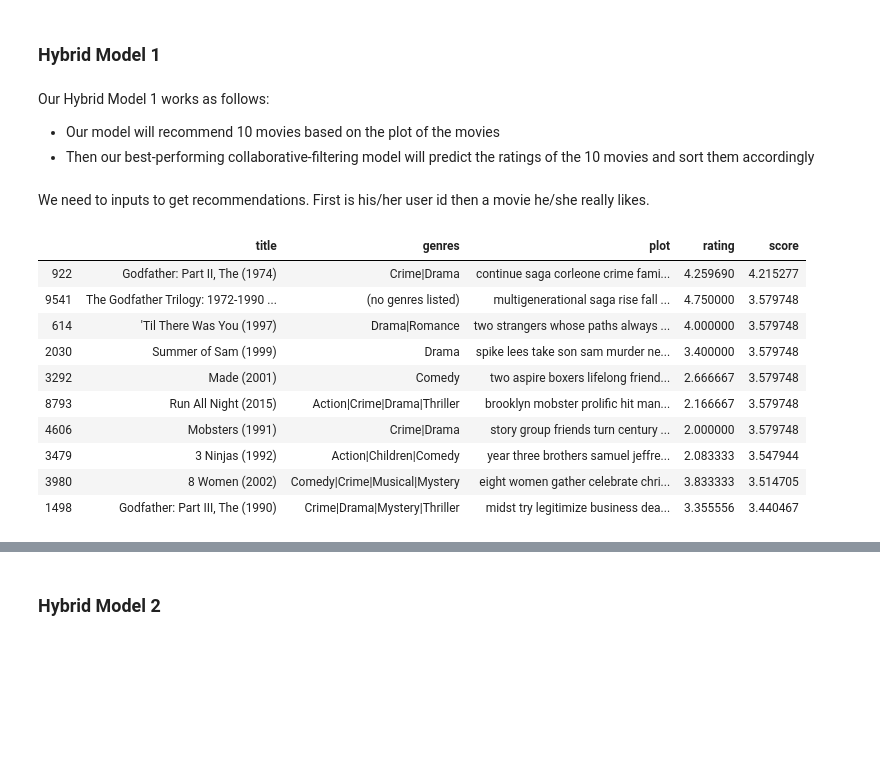
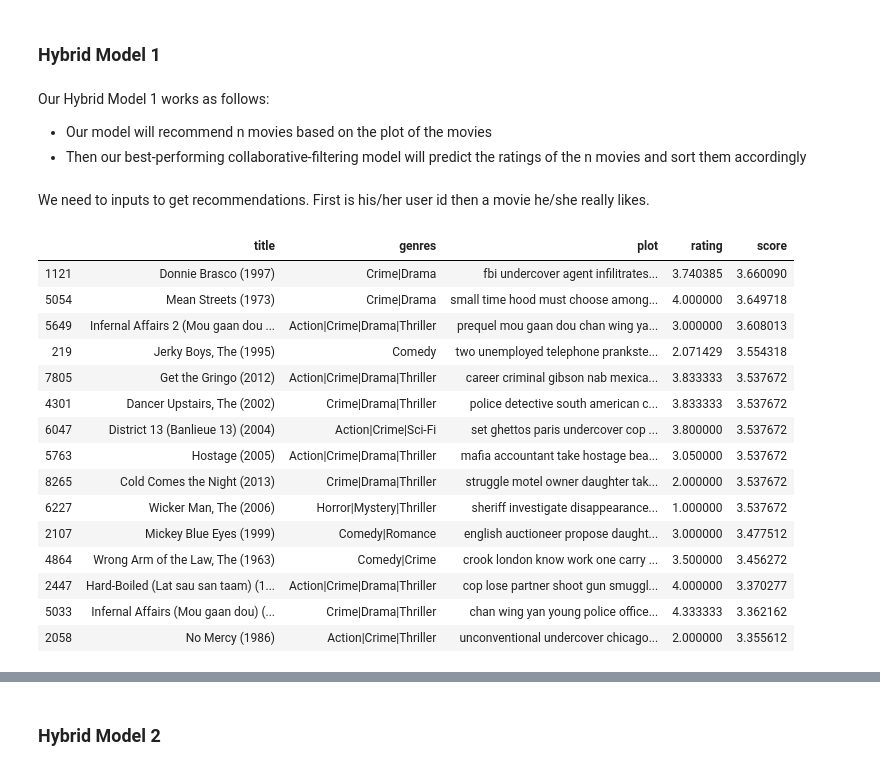
Before and after one commit to CaryMosley/Mod4ProjectRecommendation, a Jupyter notebook: RecSystem.ipynb, the cells around one changed output, grey strips where cells are left out. Saved outputs shown, nothing was run; the diff lists cells and outputs as text; code cells hidden in the pictures; blank space fills up the shorter version.

Commit message:
updated models

```diff
--- a/RecSystem.ipynb
+++ b/RecSystem.ipynb
@@ -1499,7 +1558,7 @@ We can see that this neural net model classified every film into the average cat
 #Create a tf-idf vectorizer using unigrams and bi-grams
 #As we have already cleaned the data we don't need stop works here
 tf = TfidfVectorizer(analyzer='word', ngram_range=(1, 2))
-tfidf_matrix = tf.fit_transform(df['plot'])
+tfidf_matrix = tf.fit_transform(word_cloud_df['plot'])
 # %%
 #We get the cosine similarity matrix using the sklearn linear_kernal module
 cosine_sim = cosine_similarity(tfidf_matrix, tfidf_matrix)
@@ -1524,4 +1583,4 @@ df.head()
 # %%
 #using just the items we care about here
-titles = df[['title','genres', 'plot', 'rating']]
-indices = pd.Series(df.index, index=df['title'])
+titles = word_cloud_df[['title','genres', 'plot', 'rating']]
+indices = pd.Series(word_cloud_df.index, index=word_cloud_df['title'])
@@ -1532,7 +1594,7 @@ def content_recommendations(title,n):
     '''This function takes in a title and a number of recs and outputs
     the number of closests films based on plot similarity'''
     idx = indices[title]
-    sim_scores = list(enumerate(cosine_sim[idx]))
+    sim_scores = list(enumerate(content_matrix[idx]))
     sim_scores = sorted(sim_scores, key=lambda x: x[1], reverse=True)
     sim_scores = sim_scores[1:n+1]
     movies = [i[0] for i in sim_scores]
@@ -1572,7 +1649,7 @@ Cold Start happens when there is new users or items so there is not enough data
 ### Hybrid Model 1
 # %% [markdown]
 Our Hybrid Model 1 works as follows:
-- Our model will recommend 10 movies based on the plot of the movies
-- Then our best-performing collaborative-filtering model will predict the ratings of the 10 movies and sort them accordingly
+- Our model will recommend n movies based on the plot of the movies
+- Then our best-performing collaborative-filtering model will predict the ratings of the n movies and sort them accordingly
 # %% [markdown]
 We need to inputs to get recommendations. First is his/her user id then a movie he/she really likes.
@@ -1582,26 +1658,31 @@ We need to inputs to get recommendations. First is his/her user id then a movie
 # %%
-def hybrid_rec(userid, favemovie):
-    rec_hybrid = content_recommendations(favemovie,10)
-    svd = SVD(n_factors=50, reg_all= 0.05)
+def hybrid_rec(userid, favemovie,n):
+    '''this takes in a userid, favemovie and n number of recs and outputs those in a sorted list'''
+    rec_hybrid = content_recommendations(favemovie,n)
+    svd = SVD(n_factors=50, reg_all= 0.05, random_state=150)
     trainset = data.build_full_trainset()
     svd.fit(trainset)
-
     for index, row in rec_hybrid.iterrows():
         pred = svd.predict(userid, index)
         rec_hybrid.at[index, 'score'] = pred.est
     rec_hybrid = rec_hybrid.sort_values('score', ascending=False)
     return rec_hybrid
 # %%
-hybrid_rec(150, "Godfather, The (1972)")
+hybrid_rec(150, "Departed, The (2006)",15)
 # %% [output]
 |  | title | genres | plot | rating | score |
-| 922 | Godfather: Part II, The (1974) | Crime|Drama | continue saga corleone crime fami... | 4.259690 | 4.215277 |
-| 9541 | The Godfather Trilogy: 1972-1990 ... | (no genres listed) | multigenerational saga rise fall ... | 4.750000 | 3.579748 |
-| 614 | 'Til There Was You (1997) | Drama|Romance | two strangers whose paths always ... | 4.000000 | 3.579748 |
-| 2030 | Summer of Sam (1999) | Drama | spike lees take son sam murder ne... | 3.400000 | 3.579748 |
-| 3292 | Made (2001) | Comedy | two aspire boxers lifelong friend... | 2.666667 | 3.579748 |
-| 8793 | Run All Night (2015) | Action|Crime|Drama|Thriller | brooklyn mobster prolific hit man... | 2.166667 | 3.579748 |
-| 4606 | Mobsters (1991) | Crime|Drama | story group friends turn century ... | 2.000000 | 3.579748 |
-| 3479 | 3 Ninjas (1992) | Action|Children|Comedy | year three brothers samuel jeffre... | 2.083333 | 3.547944 |
-| 3980 | 8 Women (2002) | Comedy|Crime|Musical|Mystery | eight women gather celebrate chri... | 3.833333 | 3.514705 |
-| 1498 | Godfather: Part III, The (1990) | Crime|Drama|Mystery|Thriller | midst try legitimize business dea... | 3.355556 | 3.440467 |
+| 1121 | Donnie Brasco (1997) | Crime|Drama | fbi undercover agent infilitrates... | 3.740385 | 3.660090 |
+| 5054 | Mean Streets (1973) | Crime|Drama | small time hood must choose among... | 4.000000 | 3.649718 |
+| 5649 | Infernal Affairs 2 (Mou gaan dou ... | Action|Crime|Drama|Thriller | prequel mou gaan dou chan wing ya... | 3.000000 | 3.608013 |
+| 219 | Jerky Boys, The (1995) | Comedy | two unemployed telephone prankste... | 2.071429 | 3.554318 |
+| 7805 | Get the Gringo (2012) | Action|Crime|Drama|Thriller | career criminal gibson nab mexica... | 3.833333 | 3.537672 |
+| 4301 | Dancer Upstairs, The (2002) | Crime|Drama|Thriller | police detective south american c... | 3.833333 | 3.537672 |
+| 6047 | District 13 (Banlieue 13) (2004) | Action|Crime|Sci-Fi | set ghettos paris undercover cop ... | 3.800000 | 3.537672 |
+| 5763 | Hostage (2005) | Action|Crime|Drama|Thriller | mafia accountant take hostage bea... | 3.050000 | 3.537672 |
+| 8265 | Cold Comes the Night (2013) | Crime|Drama|Thriller | struggle motel owner daughter tak... | 2.000000 | 3.537672 |
+| 6227 | Wicker Man, The (2006) | Horror|Mystery|Thriller | sheriff investigate disappearance... | 1.000000 | 3.537672 |
+| 2107 | Mickey Blue Eyes (1999) | Comedy|Romance | english auctioneer propose daught... | 3.000000 | 3.477512 |
+| 4864 | Wrong Arm of the Law, The (1963) | Comedy|Crime | crook london know work one carry ... | 3.500000 | 3.456272 |
+| 2447 | Hard-Boiled (Lat sau san taam) (1... | Action|Crime|Drama|Thriller | cop lose partner shoot gun smuggl... | 4.000000 | 3.370277 |
+| 5033 | Infernal Affairs (Mou gaan dou) (... | Crime|Drama|Thriller | chan wing yan young police office... | 4.333333 | 3.362162 |
+| 2058 | No Mercy (1986) | Action|Crime|Thriller | unconventional undercover chicago... | 2.000000 | 3.355612 |
```
Also changed, not shown: parts of 203 cells of this notebook.
